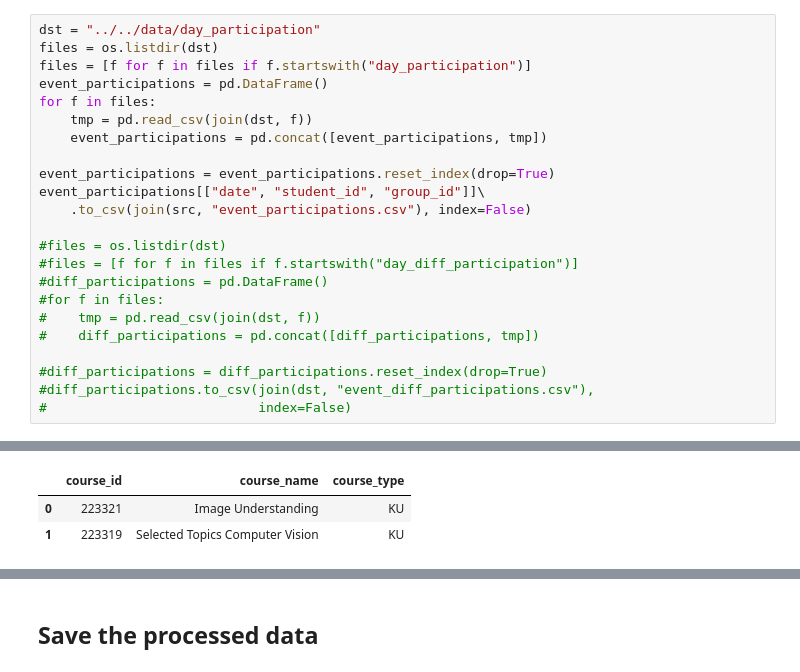
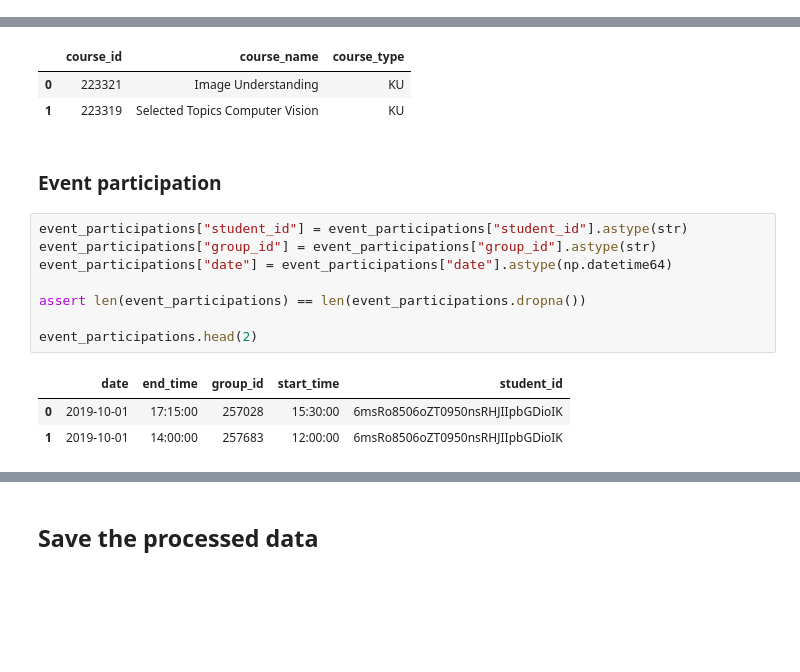
Before and after one commit to JanaLasser/uni_SEIRX, a Jupyter notebook: code/network/clean_data.ipynb, the cells around one changed output, grey strips where cells are left out. Cells and saved outputs as stored; diff of their text form; blank space fills up the shorter version.

```diff
--- a/code/network/clean_data.ipynb
+++ b/code/network/clean_data.ipynb
@@ -1193,23 +1187,0 @@ pool.close()
-# %%
-dst = "../../data/day_participation"
-files = os.listdir(dst)
-files = [f for f in files if f.startswith("day_participation")]
-event_participations = pd.DataFrame()
-for f in files:
-    tmp = pd.read_csv(join(dst, f))
-    event_participations = pd.concat([event_participations, tmp])
-
-event_participations = event_participations.reset_index(drop=True)
-event_participations[["date", "student_id", "group_id"]]\
-    .to_csv(join(src, "event_participations.csv"), index=False)
-
-#files = os.listdir(dst)
-#files = [f for f in files if f.startswith("day_diff_participation")]
-#diff_participations = pd.DataFrame()
-#for f in files:
-#    tmp = pd.read_csv(join(dst, f))
-#    diff_participations = pd.concat([diff_participations, tmp])
-
-#diff_participations = diff_participations.reset_index(drop=True)
-#diff_participations.to_csv(join(dst, "event_diff_participations.csv"),
-#                           index=False)
@@ -1371,3 +1322,17 @@ courses.head(2)
 |  | course_id | course_name | course_type |
 | 0 | 223321 | Image Understanding | KU |
 | 1 | 223319 | Selected Topics Computer Vision | KU |
+# %% [markdown]
+### Event participation
+# %%
+event_participations["student_id"] = event_participations["student_id"].astype(str)
+event_participations["group_id"] = event_participations["group_id"].astype(str)
+event_participations["date"] = event_participations["date"].astype(np.datetime64)
+
+assert len(event_participations) == len(event_participations.dropna())
+
+event_participations.head(2)
+# %% [output]
+|  | date | end_time | group_id | start_time | student_id |
+| 0 | 2019-10-01 | 17:15:00 | 257028 | 15:30:00 | 6msRo8506oZT0950nsRHJIIpbGDioIK |
+| 1 | 2019-10-01 | 14:00:00 | 257683 | 12:00:00 | 6msRo8506oZT0950nsRHJIIpbGDioIK |
```
Also changed, not shown: parts of 18 cells of this notebook, 4 other files.
